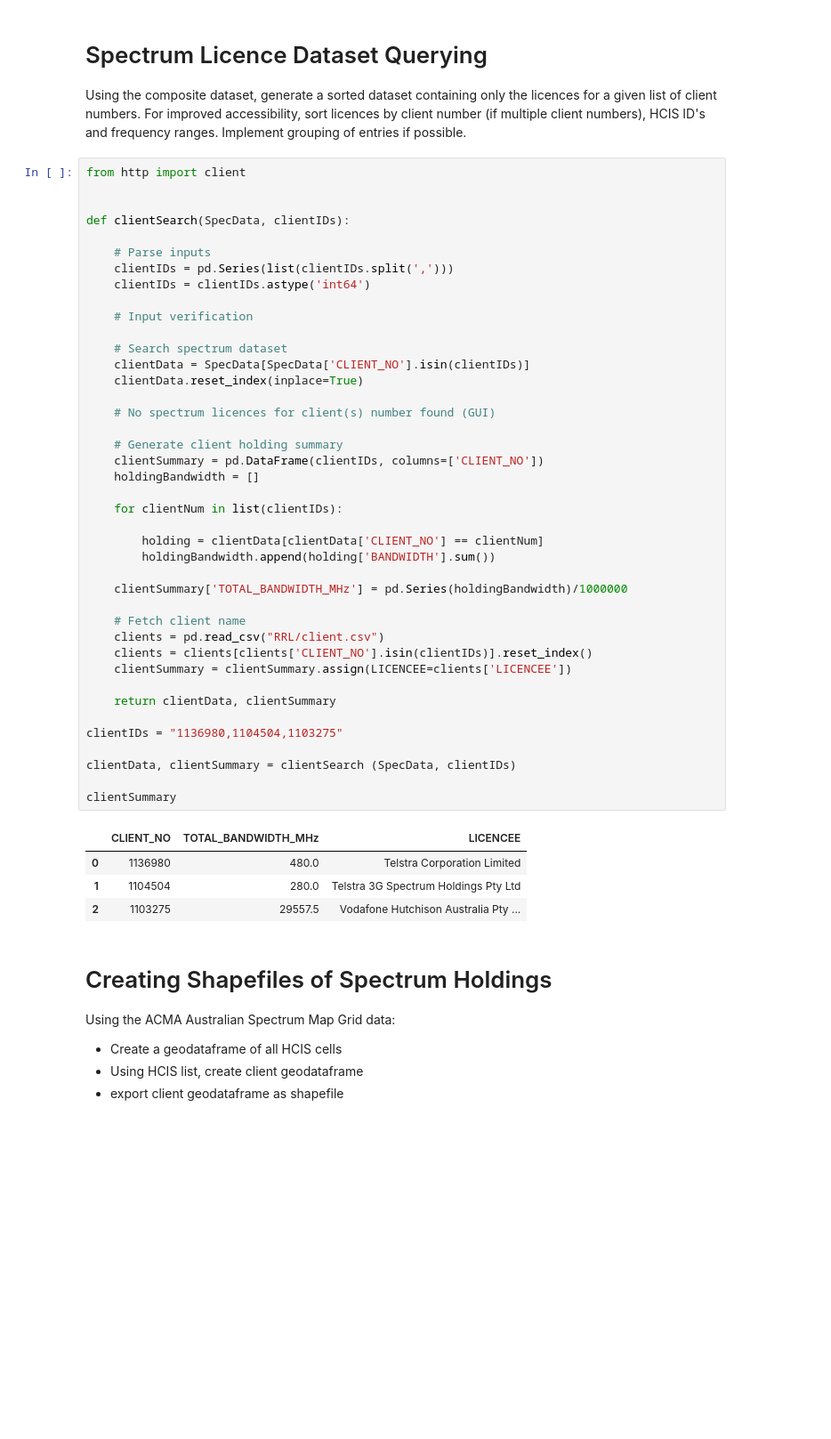
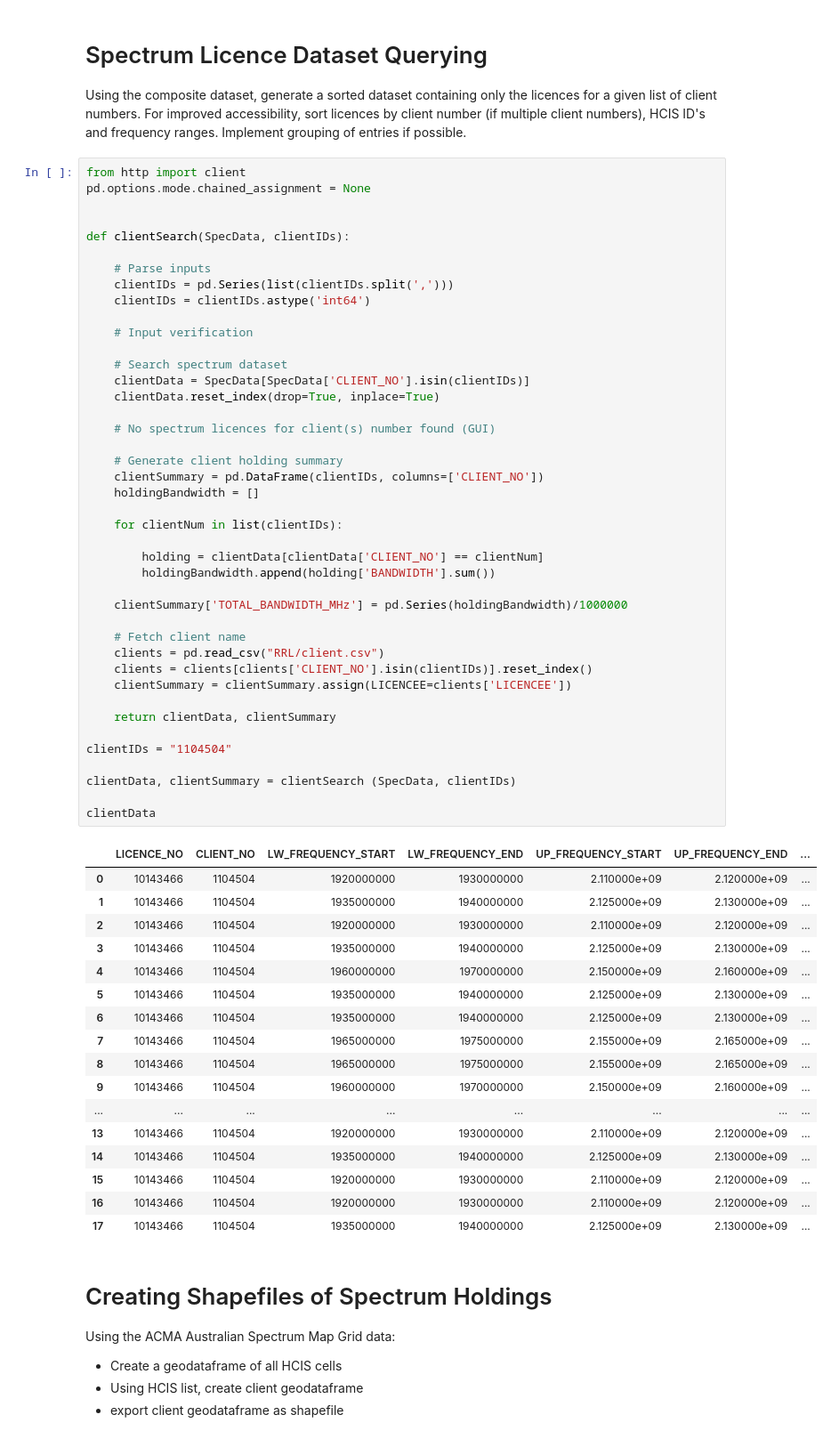
Before and after one commit to navnith-reddy/SpectrumNavigator, a Jupyter notebook: specNav.ipynb, the cells around one changed output. Shown at 89% size. Drawn from its saved outputs; the diff is of its cells as text; blank space fills up the shorter version.

```diff
--- a/specNav.ipynb
+++ b/specNav.ipynb
@@ -168,6 +168,7 @@ print(set2 - set1)
 Using the composite dataset, generate a sorted dataset containing only the licences for a given list of client numbers. For improved accessibility, sort licences by client number (if multiple client numbers), HCIS ID's and frequency ranges. Implement grouping of entries if possible.
 # %%
 from http import client
+pd.options.mode.chained_assignment = None
 
 
 def clientSearch(SpecData, clientIDs):
@@ -178,40 +179,53 @@ def clientSearch(SpecData, clientIDs):
 
     # Input verification
 
     # Search spectrum dataset
     clientData = SpecData[SpecData['CLIENT_NO'].isin(clientIDs)]
-    clientData.reset_index(inplace=True)
+    clientData.reset_index(drop=True, inplace=True)
 
     # No spectrum licences for client(s) number found (GUI)
 
     # Generate client holding summary
     clientSummary = pd.DataFrame(clientIDs, columns=['CLIENT_NO'])
     holdingBandwidth = []
 
     for clientNum in list(clientIDs):
 
         holding = clientData[clientData['CLIENT_NO'] == clientNum]
         holdingBandwidth.append(holding['BANDWIDTH'].sum())
 
     clientSummary['TOTAL_BANDWIDTH_MHz'] = pd.Series(holdingBandwidth)/1000000
 
     # Fetch client name
     clients = pd.read_csv("RRL/client.csv")
     clients = clients[clients['CLIENT_NO'].isin(clientIDs)].reset_index()
     clientSummary = clientSummary.assign(LICENCEE=clients['LICENCEE'])
 
     return clientData, clientSummary
 
-clientIDs = "1136980,1104504,1103275"
+clientIDs = "1104504"
 
 clientData, clientSummary = clientSearch (SpecData, clientIDs)
 
-clientSummary
+clientData
 # %% [output]
-|  | CLIENT_NO | TOTAL_BANDWIDTH_MHz | LICENCEE |
-| 0 | 1136980 | 480.0 | Telstra Corporation Limited |
-| 1 | 1104504 | 280.0 | Telstra 3G Spectrum Holdings Pty Ltd |
-| 2 | 1103275 | 29557.5 | Vodafone Hutchison Australia Pty ... |
+|  | LICENCE_NO | CLIENT_NO | LW_FREQUENCY_START | LW_FREQUENCY_END | UP_FREQUENCY_START | UP_FREQUENCY_END | ... |
+| 0 | 10143466 | 1104504 | 1920000000 | 1930000000 | 2.110000e+09 | 2.120000e+09 | ... |
+| 1 | 10143466 | 1104504 | 1935000000 | 1940000000 | 2.125000e+09 | 2.130000e+09 | ... |
+| 2 | 10143466 | 1104504 | 1920000000 | 1930000000 | 2.110000e+09 | 2.120000e+09 | ... |
+| 3 | 10143466 | 1104504 | 1935000000 | 1940000000 | 2.125000e+09 | 2.130000e+09 | ... |
+| 4 | 10143466 | 1104504 | 1960000000 | 1970000000 | 2.150000e+09 | 2.160000e+09 | ... |
+| 5 | 10143466 | 1104504 | 1935000000 | 1940000000 | 2.125000e+09 | 2.130000e+09 | ... |
+| 6 | 10143466 | 1104504 | 1935000000 | 1940000000 | 2.125000e+09 | 2.130000e+09 | ... |
+| 7 | 10143466 | 1104504 | 1965000000 | 1975000000 | 2.155000e+09 | 2.165000e+09 | ... |
+| 8 | 10143466 | 1104504 | 1965000000 | 1975000000 | 2.155000e+09 | 2.165000e+09 | ... |
+| 9 | 10143466 | 1104504 | 1960000000 | 1970000000 | 2.150000e+09 | 2.160000e+09 | ... |
+| ... | ... | ... | ... | ... | ... | ... | ... |
+| 13 | 10143466 | 1104504 | 1920000000 | 1930000000 | 2.110000e+09 | 2.120000e+09 | ... |
+| 14 | 10143466 | 1104504 | 1935000000 | 1940000000 | 2.125000e+09 | 2.130000e+09 | ... |
+| 15 | 10143466 | 1104504 | 1920000000 | 1930000000 | 2.110000e+09 | 2.120000e+09 | ... |
+| 16 | 10143466 | 1104504 | 1920000000 | 1930000000 | 2.110000e+09 | 2.120000e+09 | ... |
+| 17 | 10143466 | 1104504 | 1935000000 | 1940000000 | 2.125000e+09 | 2.130000e+09 | ... |
 # %% [markdown]
 # Creating Shapefiles of Spectrum Holdings
 
```
Also changed, not shown: parts of 5 cells of this notebook, 1 other file.
